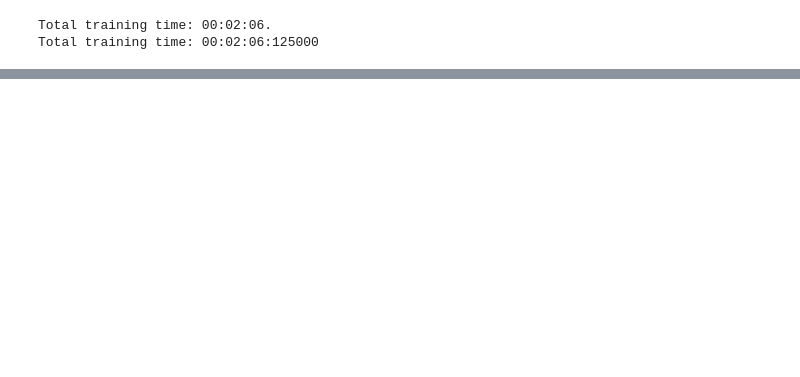
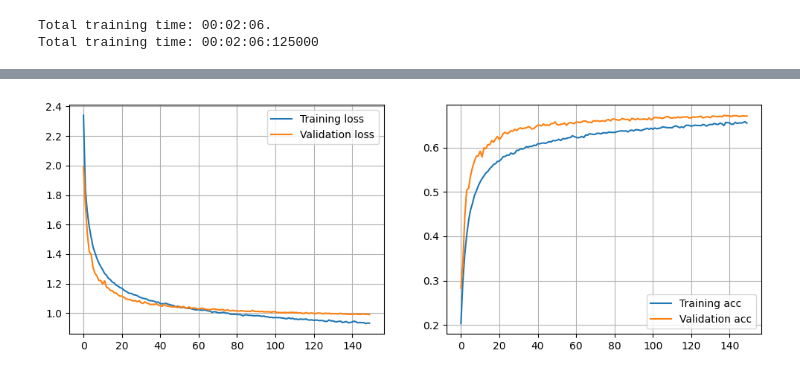
Before and after one commit to tiranozzz/DeLearn, a Jupyter notebook: SW04/PW4_version_Andri.ipynb, the cells around one changed output, grey strips where cells are left out. Saved outputs shown, nothing was run; the diff lists cells and outputs as text; code cells hidden in the pictures; blank space fills up the shorter version.

Commit message:
Pretty deep networks, but bad acc

```diff
--- a/SW04/PW4_version_Andri.ipynb
+++ b/SW04/PW4_version_Andri.ipynb
@@ -828,0 +848,15 @@ Validation accuracy: 0.7616000175476074
+# %%
+import time
+import datetime as dt
+nepochs = 150           # number of epochs
+nbatch = 128          # batch size
+
+# ... call the training with the fit() function giving the tensors as
+#     inputs, defining batch size, number of epochs and validation data
+                                                                    # use validation set in real life
+
+timestamp = time.monotonic()
+log_deepCNN_small = deepCNN_small_model.fit(X_train, Y_train, batch_size=nbatch, epochs=nepochs, validation_data=(X_val, Y_val))
+timestamp1 = time.monotonic()
+
+print(f"Total training time: {(dt.datetime.fromtimestamp(timestamp1 - timestamp) - dt.timedelta(hours=1)).strftime('%H:%M:%S:%f')}")
@@ -828,0 +881,14 @@ Validation accuracy: 0.7616000175476074
+# %%
+f = plt.figure(figsize=(12,4))
+ax1 = f.add_subplot(121)
+ax2 = f.add_subplot(122)
+ax1.plot(log_deepCNN_small.history['loss'], label='Training loss')
+ax1.plot(log_deepCNN_small.history['val_loss'], label='Validation loss')
+ax1.legend()
+ax1.grid()
+ax2.plot(log_deepCNN_small.history['accuracy'], label='Training acc')
+ax2.plot(log_deepCNN_small.history['val_accuracy'], label='Validation acc')
+ax2.legend()
+ax2.grid()
+# %% [output]
+[figure, added]
```
Also changed, not shown: parts of 13 cells of this notebook.
